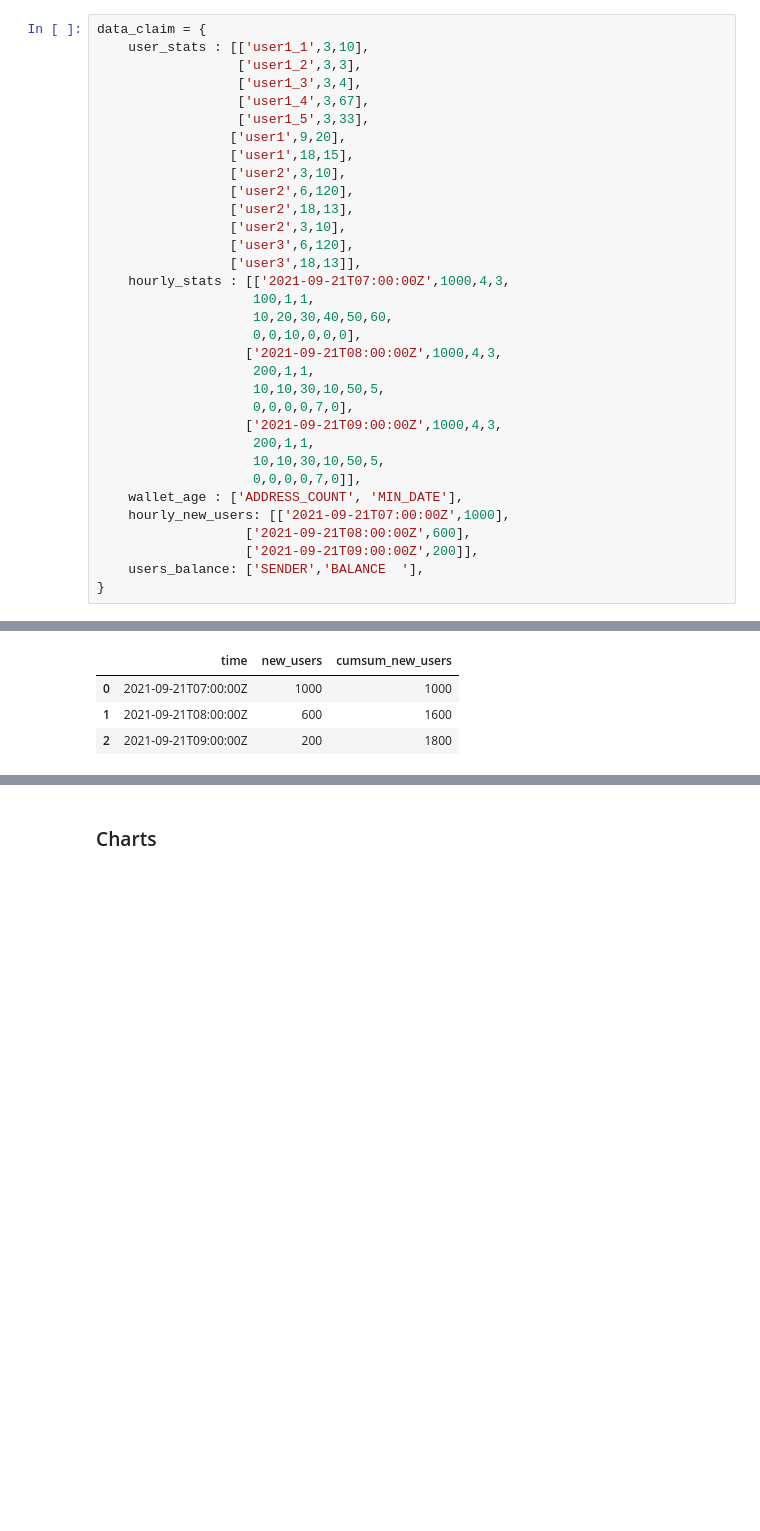
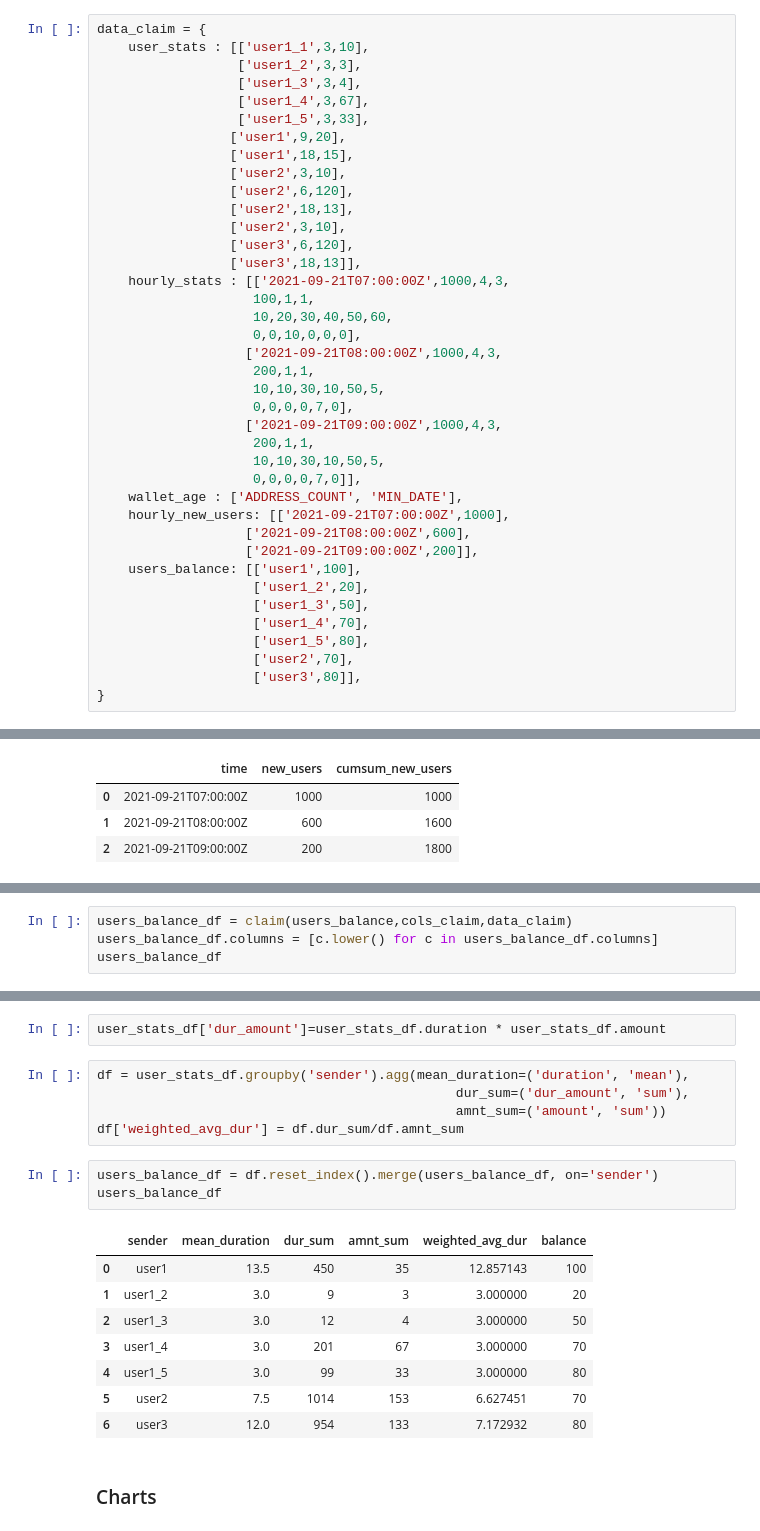
Before and after one commit to IncioMan/mars_lockdrop, a Jupyter notebook: notebook/Mars Lockdrop.ipynb, the cells around one changed output, grey strips where cells are left out. Drawn from its saved outputs; the diff is of its cells as text; blank space fills up the shorter version.

```diff
--- a/notebook/Mars Lockdrop.ipynb
+++ b/notebook/Mars Lockdrop.ipynb
@@ -67,7 +67,13 @@ data_claim = {
     hourly_new_users: [['2021-09-21T07:00:00Z',1000],
                    ['2021-09-21T08:00:00Z',600],
                    ['2021-09-21T09:00:00Z',200]],
-    users_balance: ['SENDER','BALANCE  '],
+    users_balance: [['user1',100],
+                    ['user1_2',20],
+                    ['user1_3',50],
+                    ['user1_4',70],
+                    ['user1_5',80],
+                    ['user2',70],
+                    ['user3',80]],
 }
 # %%
 cols_dict = {}
@@ -177,0 +204,4 @@ hourly_new_users_df
+# %%
+users_balance_df = claim(users_balance,cols_claim,data_claim)
+users_balance_df.columns = [c.lower() for c in users_balance_df.columns]
+users_balance_df
@@ -178,2 +217,21 @@ hourly_new_users_df
+# %%
+user_stats_df['dur_amount']=user_stats_df.duration * user_stats_df.amount
+# %%
+df = user_stats_df.groupby('sender').agg(mean_duration=('duration', 'mean'),
+                                              dur_sum=('dur_amount', 'sum'),
+                                              amnt_sum=('amount', 'sum'))
+df['weighted_avg_dur'] = df.dur_sum/df.amnt_sum
+# %%
+users_balance_df = df.reset_index().merge(users_balance_df, on='sender')
+users_balance_df
+# %% [output]
+|  | sender | mean_duration | dur_sum | amnt_sum | weighted_avg_dur | balance |
+| 0 | user1 | 13.5 | 450 | 35 | 12.857143 | 100 |
+| 1 | user1_2 | 3.0 | 9 | 3 | 3.000000 | 20 |
+| 2 | user1_3 | 3.0 | 12 | 4 | 3.000000 | 50 |
+| 3 | user1_4 | 3.0 | 201 | 67 | 3.000000 | 70 |
+| 4 | user1_5 | 3.0 | 99 | 33 | 3.000000 | 80 |
+| 5 | user2 | 7.5 | 1014 | 153 | 6.627451 | 70 |
+| 6 | user3 | 12.0 | 954 | 133 | 7.172932 | 80 |
 # %% [markdown]
 ### Charts
```
Also changed, not shown: parts of 12 cells of this notebook, 3 other files.
